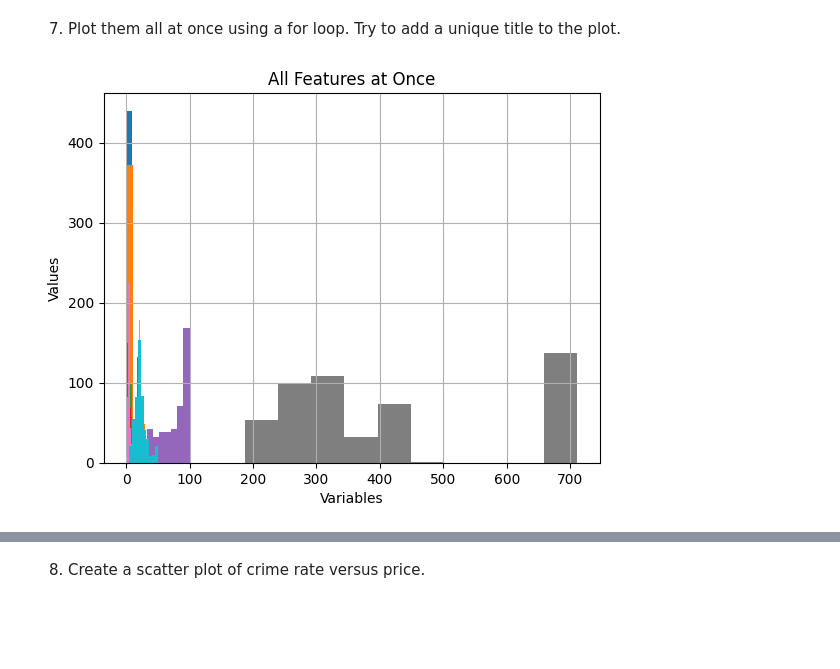
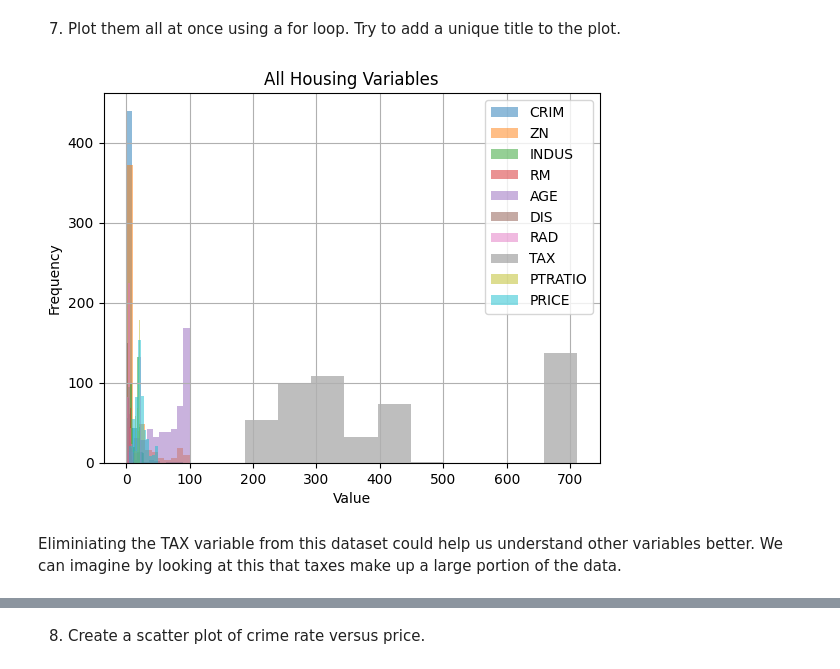
Before and after one commit to jsbwxyz/DSC540, a Jupyter notebook: Weeks3&4-Assignment.ipynb, the cells around one changed output, grey strips where cells are left out. Cells and saved outputs as stored; diff of their text form; code cells hidden in the pictures; blank space fills up the shorter version.

```diff
--- a/Weeks3&4-Assignment.ipynb
+++ b/Weeks3&4-Assignment.ipynb
@@ -17,6 +19,8 @@ local directory.
 # %%
-# Use .read_csv() to read in Boston_housing.csv
-housing_df = pd.read_csv("Boston_housing.csv")
+# use .read_csv() to read in Boston_housing.csv
+housing_df = pd.read_csv(
+    "https://raw.githubusercontent.com/PacktWorkshops/The-Data-Wrangling-Workshop/master/Chapter03/datasets/Boston_housing.csv"
+)
 # housing_df
 # %% [markdown]
 3. Check the first 10 records. Find the total number of records.
@@ -84,12 +96,17 @@ f_housing['PRICE'].hist()
 # %% [markdown]
 7. Plot them all at once using a for loop. Try to add a unique title to the plot.
 # %%
-# For each column in f_housing...
+import matplotlib.pyplot as plt
+
 for col in f_housing.columns:
-    # Create histogram from each variable
-    f_housing[col].hist(bins=10)
-    plt.title("All Features at Once")
-    plt.xlabel("Variables")
-    plt.ylabel("Values")
+    f_housing[col].hist(bins=10, alpha=0.5)  # alpha makes overlapping visible
+
+plt.xlabel('Value')
+plt.ylabel('Frequency')
+plt.title('All Housing Variables')
+plt.legend(f_housing.columns)  # adds labels for each histogram
+plt.show()
 # %% [output]
-[figure, old version]
+[figure, new version]
+# %% [markdown]
+Eliminiating the TAX variable from this dataset could help us understand other variables better. We can imagine by looking at this that taxes make up a large portion of the data.
```
Also changed, not shown: parts of 74 cells of this notebook, 4 other files.
